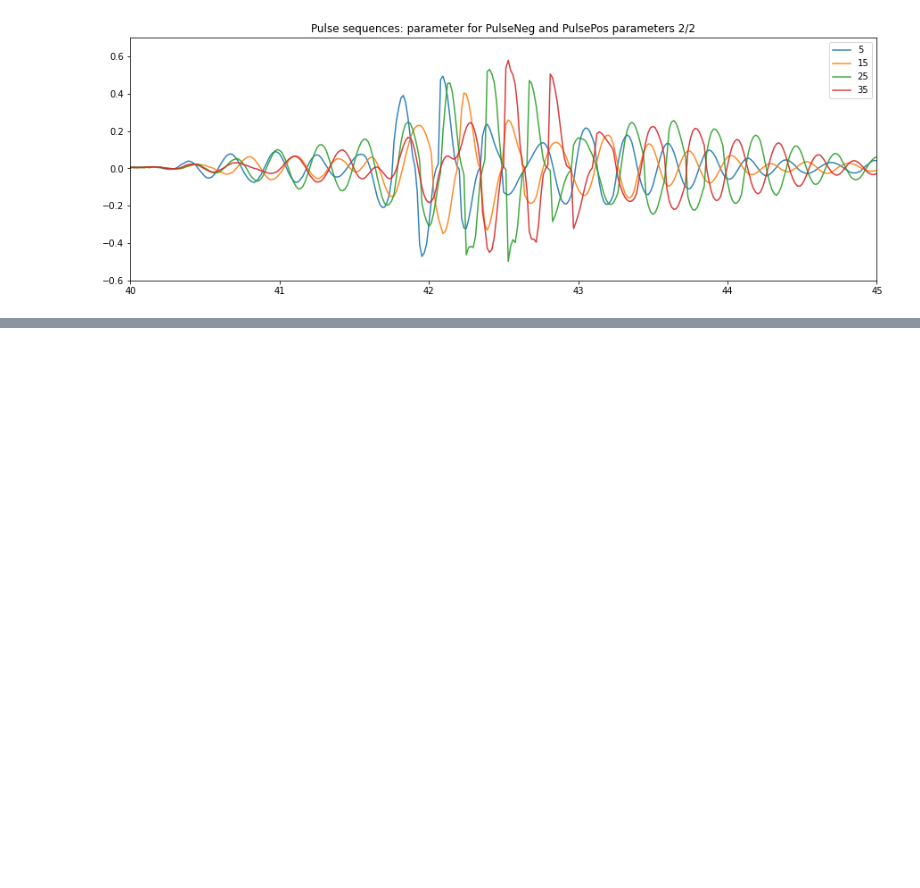
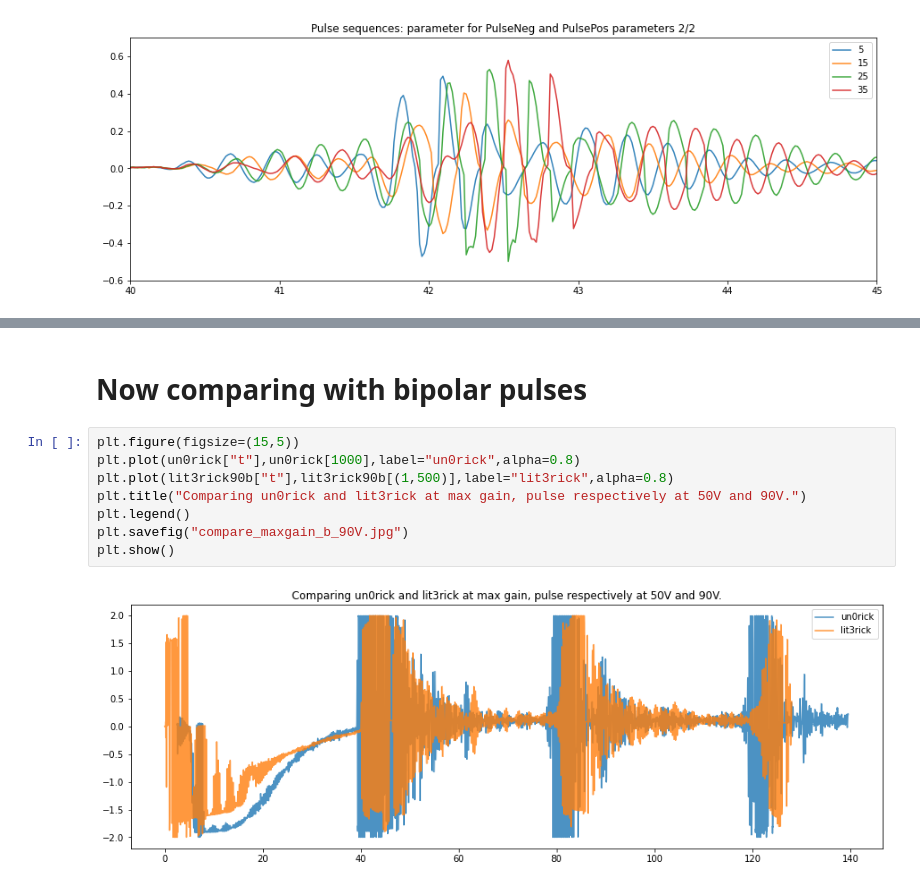
Before and after one commit to kelu124/lit3rick, a Jupyter notebook: sample_acqs/0.CompareAcqs.ipynb, the cells around one changed output, grey strips where cells are left out. Saved outputs shown, nothing was run; the diff lists cells and outputs as text; blank space fills up the shorter version.

```diff
--- a/sample_acqs/0.CompareAcqs.ipynb
+++ b/sample_acqs/0.CompareAcqs.ipynb
@@ -167,3 +182,15 @@ imageio.mimsave('./pulse_width.gif', [plotLine(i) for i in WIDz], fps=1);
 # Result of the animation for different pulse widths
 
 ![](pulse_width.gif)
+# %% [markdown]
+# Now comparing with bipolar pulses
+# %%
+plt.figure(figsize=(15,5))
+plt.plot(un0rick["t"],un0rick[1000],label="un0rick",alpha=0.8)
+plt.plot(lit3rick90b["t"],lit3rick90b[(1,500)],label="lit3rick",alpha=0.8)
+plt.title("Comparing un0rick and lit3rick at max gain, pulse respectively at 50V and 90V.")
+plt.legend()
+plt.savefig("compare_maxgain_b_90V.jpg")
+plt.show()
+# %% [output]
+[figure, added]
```
Also changed, not shown: parts of 5 cells of this notebook, 7 other files.
